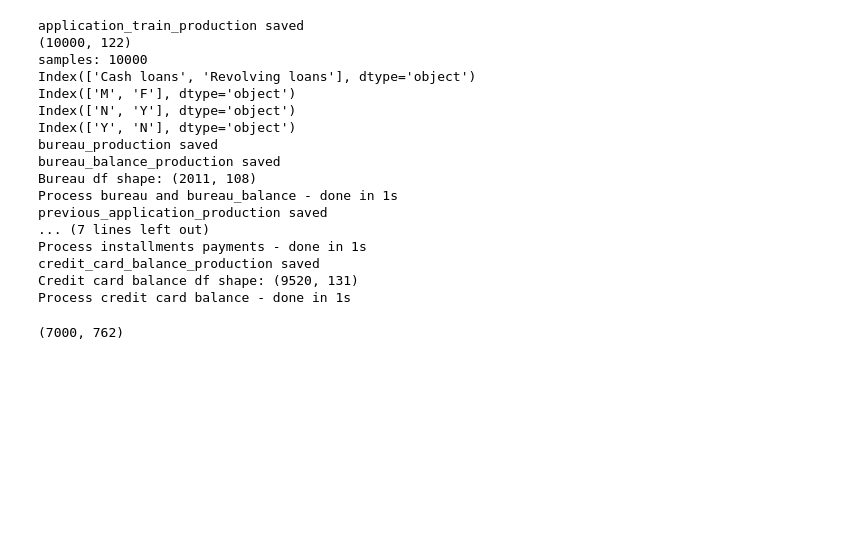
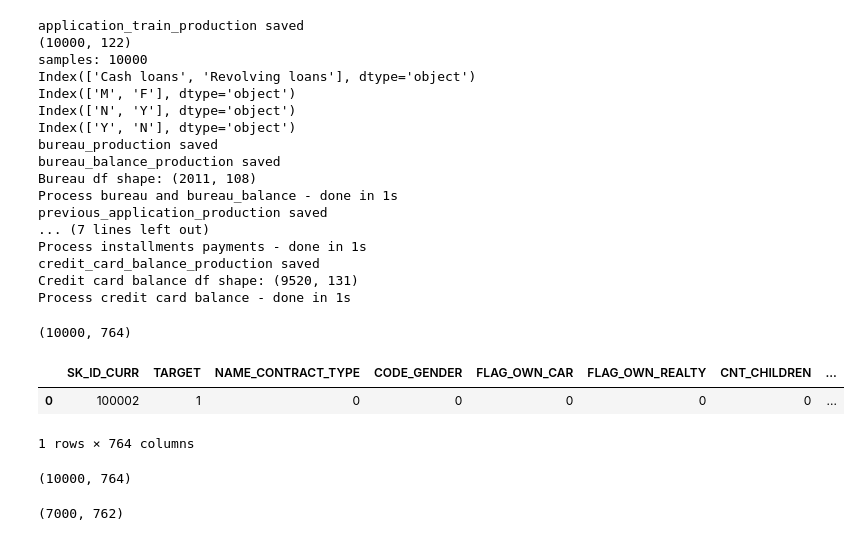
Before and after one commit to erwanpgl/OpenclassroomsCreditScoring, a Jupyter notebook: modelisations/Lucas_Erwan_2_notebook_modélisation_052024.ipynb, the cells around one changed output. Cells and saved outputs as stored; diff of their text form; code cells hidden in the pictures; blank space fills up the shorter version.

```diff
--- a/modelisations/Lucas_Erwan_2_notebook_modélisation_052024.ipynb
+++ b/modelisations/Lucas_Erwan_2_notebook_modélisation_052024.ipynb
@@ -1721,6 +1721,25 @@ Process installments payments - done in 1s
 credit_card_balance_production saved
 Credit card balance df shape: (9520, 131)
 Process credit card balance - done in 1s
+# %%
+df.shape
+#path
+# %% [output]
+(10000, 764)
+# %%
+#df.shape
+df.to_csv(path + 'application_train_feature_engineered.csv', index = False )
+
+df[df['SK_ID_CURR'] == 100002]
+# %% [output]
+|  | SK_ID_CURR | TARGET | NAME_CONTRACT_TYPE | CODE_GENDER | FLAG_OWN_CAR | FLAG_OWN_REALTY | CNT_CHILDREN | ... |
+| 0 | 100002 | 1 | 0 | 0 | 0 | 0 | 0 | ... |
+1 rows × 764 columns
+# %%
+rdf = pd.read_csv(path + 'application_train_feature_engineered.csv')
+rdf.shape
+# %% [output]
+(10000, 764)
 # %%
 X_train.shape
 # %% [output]
```
Also changed, not shown: parts of 14 cells of this notebook, 5 other files.
